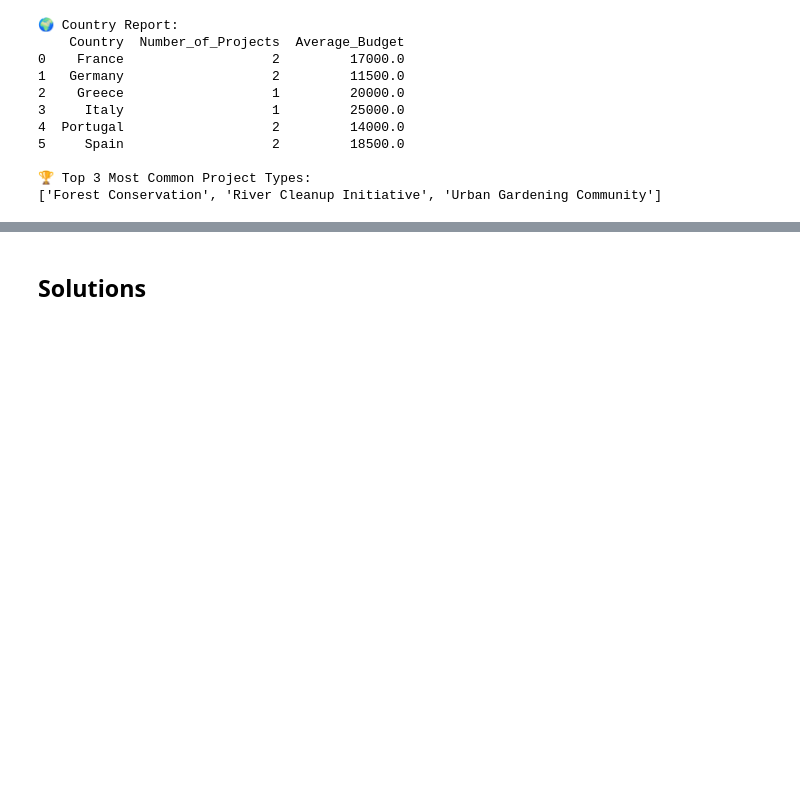
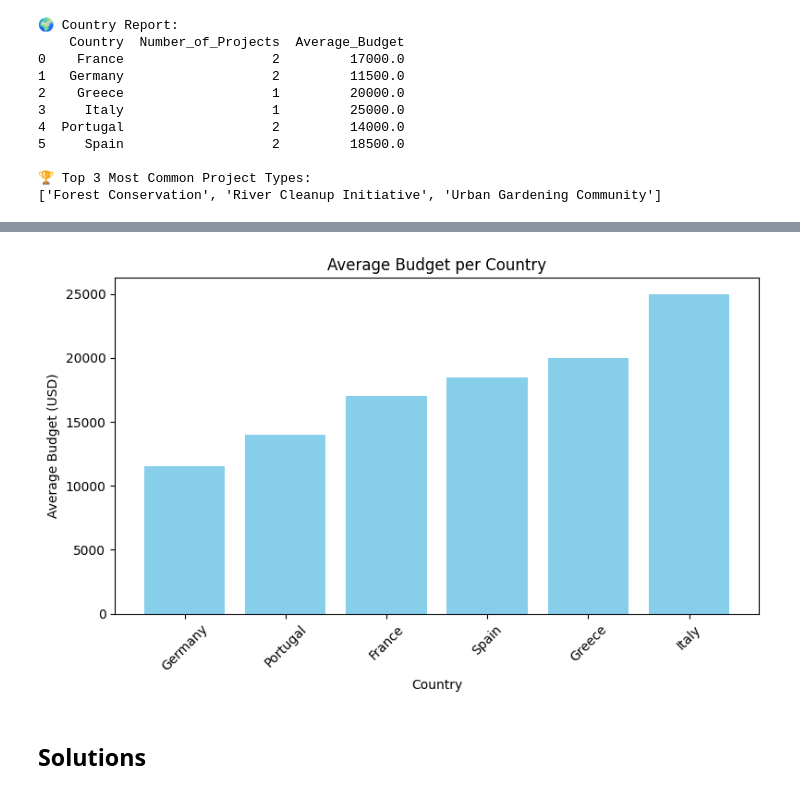
Before and after one commit to Chessington1/Data-Science-notebooks-, a Jupyter notebook: DS course/Applying_Pandas_to_strings_exercise.ipynb, the cells around one changed output, grey strips where cells are left out. Saved outputs shown, nothing was run; the diff lists cells and outputs as text; code cells hidden in the pictures; blank space fills up the shorter version.

```diff
--- a/DS course/Applying_Pandas_to_strings_exercise.ipynb
+++ b/DS course/Applying_Pandas_to_strings_exercise.ipynb
@@ -290,3 +357,26 @@ print(top_project_types)
+# %%
+import matplotlib.pyplot as plt
+
+# Step 1: Clean the Budget column (remove symbols and convert to numeric)
+environment_df['Budget_USD'] = environment_df['Budget'].replace({'\$': '', '€': '', '£': ''}, regex=True).astype(float)
+
+# Step 2: Extract Country from the 'Location' column
+environment_df['Country'] = environment_df['Location'].str.split(',').str[-1].str.strip()
+
+# Step 3: Calculate the average budget per country
+avg_budget = environment_df.groupby('Country')['Budget_USD'].mean().sort_values()
+
+# Step 4: Plot
+plt.figure(figsize=(8, 5))
+plt.bar(avg_budget.index, avg_budget.values, color='skyblue')
+plt.title('Average Budget per Country')
+plt.xlabel('Country')
+plt.ylabel('Average Budget (USD)')
+plt.xticks(rotation=45)
+plt.tight_layout()
+plt.show()
+# %% [output]
+[figure, added]
 # %% [markdown]
 ## Solutions
 # %% [markdown]
```
Also changed, not shown: parts of 1 cell of this notebook.
